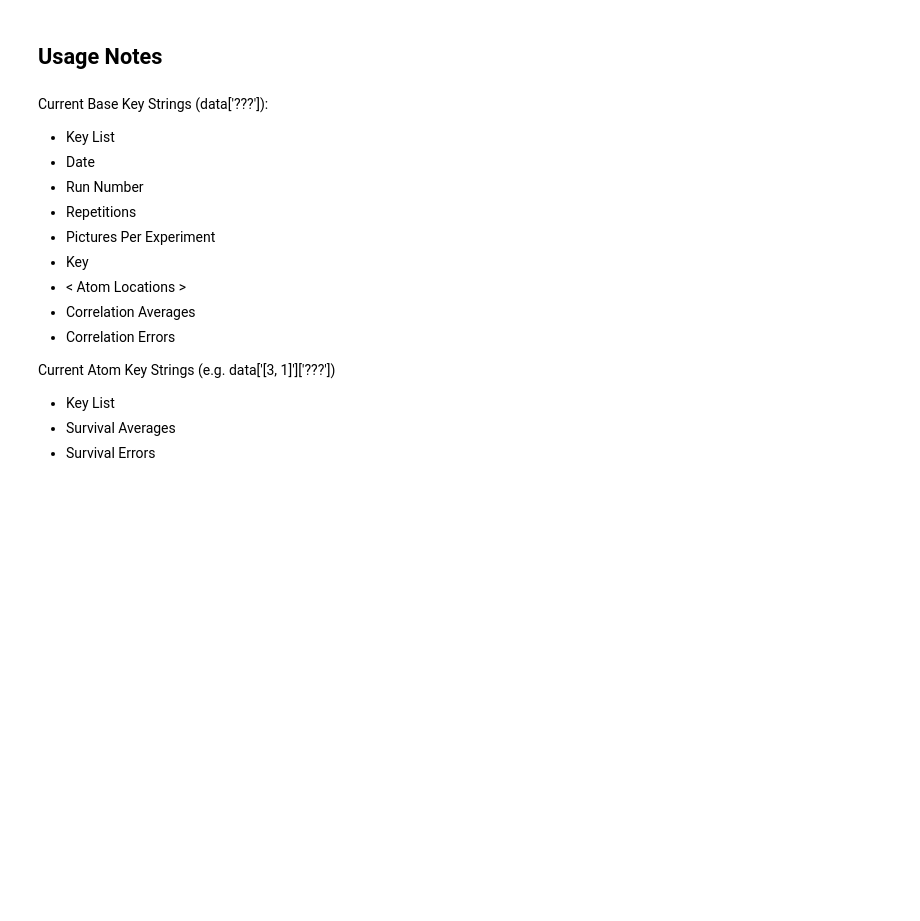
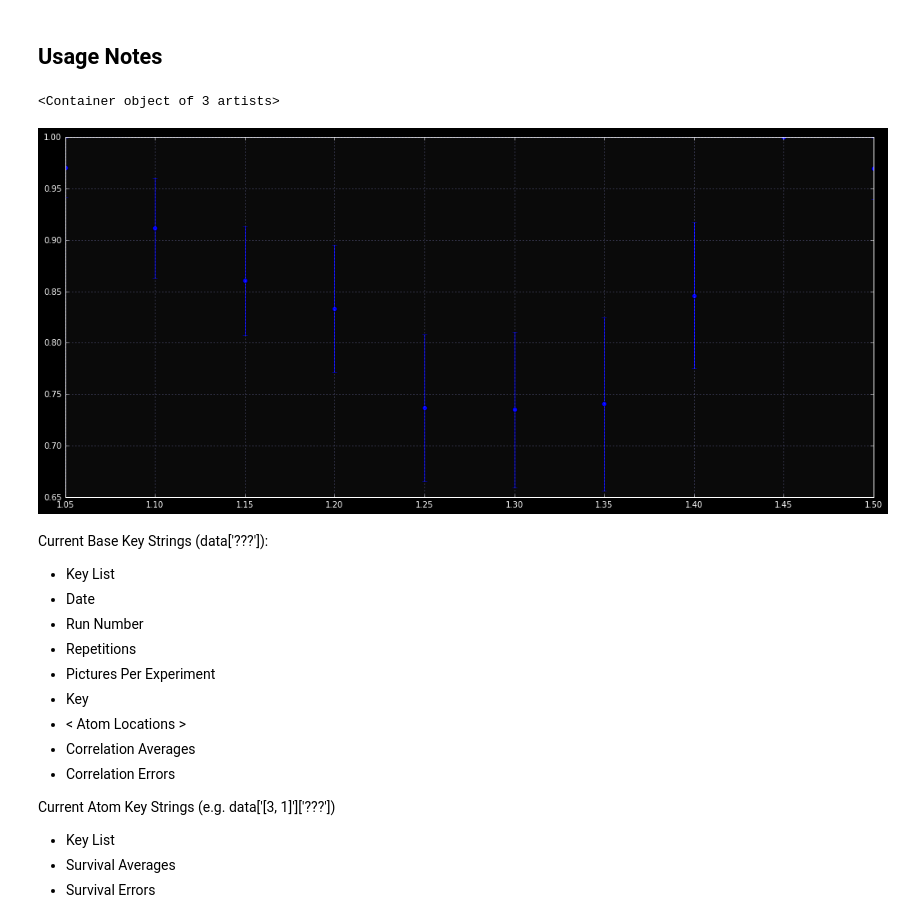
Before and after one commit to aquirdTurtle/Marks-old-analysis-folder, a Jupyter notebook: Templates.ipynb, the cells around one changed output. Saved outputs shown, nothing was run; the diff lists cells and outputs as text; code cells hidden in the pictures; blank space fills up the shorter version.

Commit message:
tested 4 atom analysis, need to finalize later

```diff
--- a/Templates.ipynb
+++ b/Templates.ipynb
@@ -13,7 +13,7 @@ Still a work in progress.
 # %% [markdown]
 ## Globals and Imports
 # %%
-date = "160828"
+date = "160829"
 directory = "//Andor/share/Data and documents/Data repository/" + date + "/"
 import pandas as pd
 import numpy as np
@@ -181,6 +181,14 @@ ___
 html and links are also possible.
 # %% [markdown]
 ## Usage Notes
+# %%
+
+
+data = importData(date, "Scattering_Vert",2)
+plt.errorbar(data['Key'], data["[Correlation Averages]"]["Load 4, atom 1 survived"], yerr=data["[Correlation Errors]"]["Load 4, atom 1 survived"],fmt='o')
+# %% [output]
+<Container object of 3 artists>
+[figure, added]
 # %% [markdown]
 Current Base Key Strings (data['???']):
 - Key List
```
Also changed, not shown: parts of 1 cell of this notebook.
